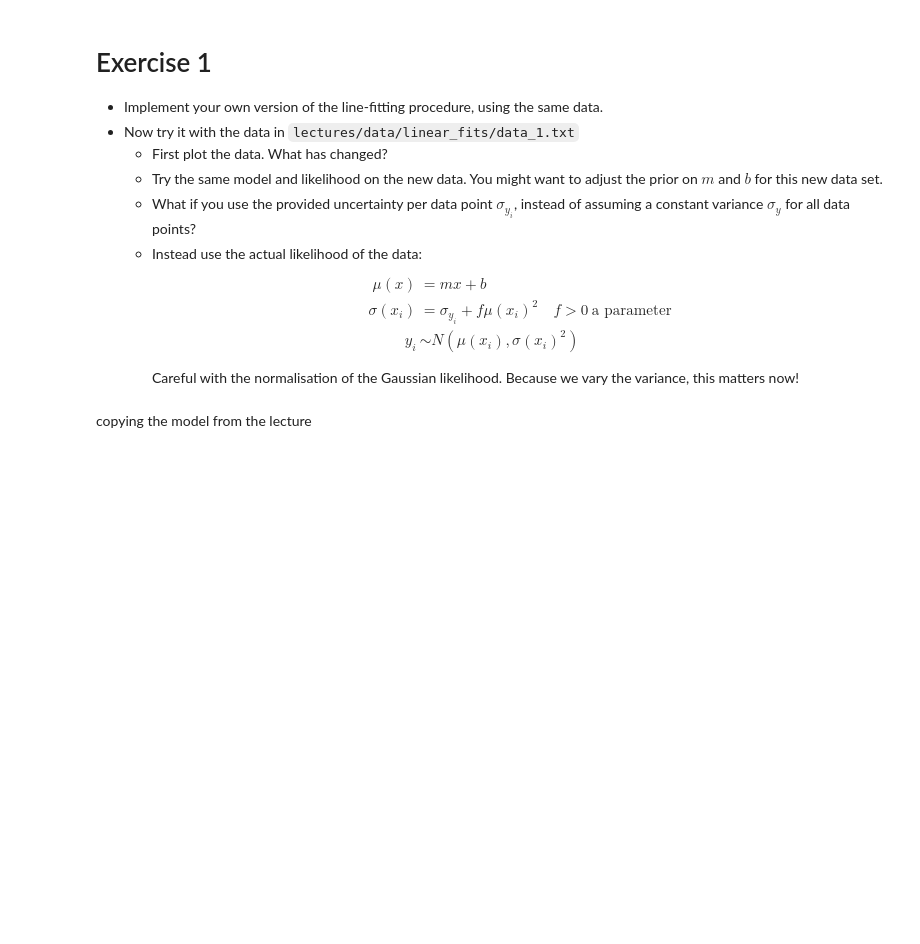
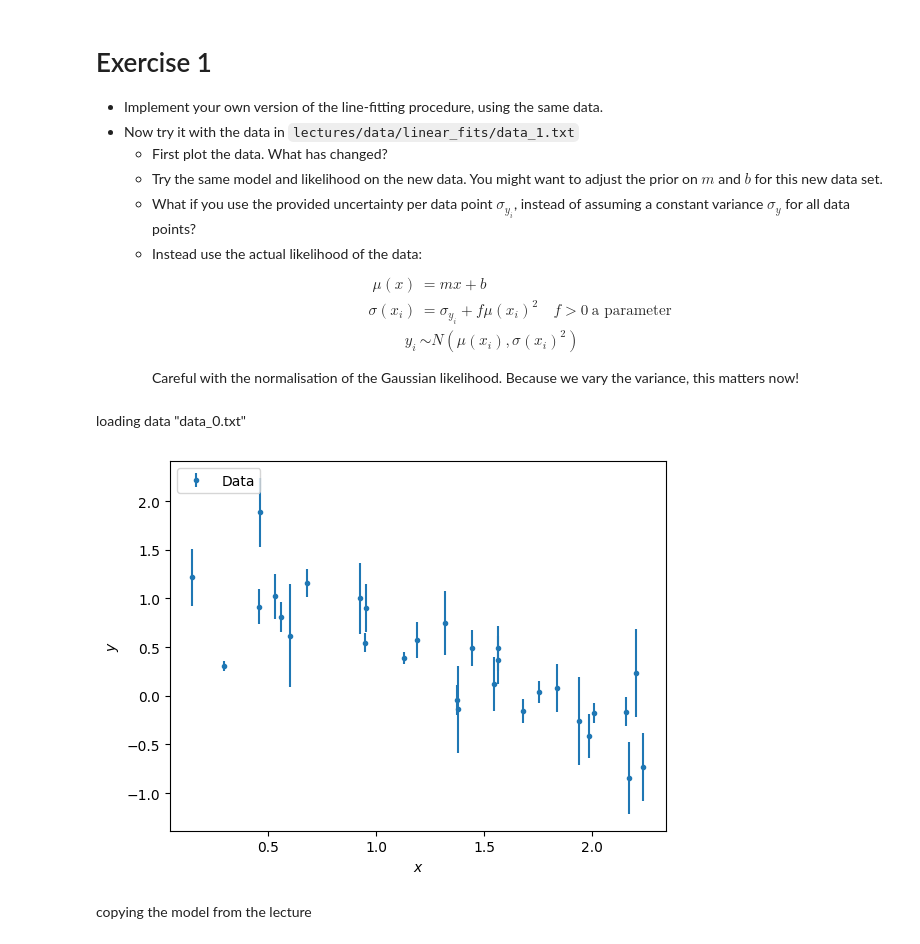
Before and after one commit to Henri-8/Bayesian-Stats-HS2026, a Jupyter notebook: my_exercise_solutions/week4_intro_to_bayes_exercises_henri.ipynb, the cells around one changed output. Saved outputs shown, nothing was run; the diff lists cells and outputs as text; code cells hidden in the pictures; blank space fills up the shorter version.

```diff
--- a/my_exercise_solutions/week4_intro_to_bayes_exercises_henri.ipynb
+++ b/my_exercise_solutions/week4_intro_to_bayes_exercises_henri.ipynb
@@ -47,3 +49,32 @@ import scipy
+# %% [markdown]
+loading data "data_0.txt"
+# %%
+def plot_linear_data_set(x, y, y_err=None):
+    """Plot linear data set and format the plot."""
+    fig, ax = plt.subplots(1, 1)
+
+    if y_err is not None:
+        ax.errorbar(x, y, y_err, fmt=".", label="Data")
+    else:
+        ax.plot(x, y, marker=".", linestyle="none", label="Data")
+
+    ax.set_xlabel("$x$")
+    ax.set_ylabel("$y$")
+    ax.legend(loc="upper left")
+
+    return fig, ax
+
+x, y, y_err = np.loadtxt("/Users/henri/Documents/Bayesian-Stats-HS2026/lectures/data/linear_fits/data_1.txt", unpack=True)
+
+# For now, all errors are the same
+#sigma_y = y_err[0]
+
+
+sigma_y = y_err
+
+_ = plot_linear_data_set(x, y, sigma_y)
+# %% [output]
+[figure, added]
 # %% [markdown]
 copying the model from the lecture
 # %%
```
Also changed, not shown: parts of 16 cells of this notebook.
